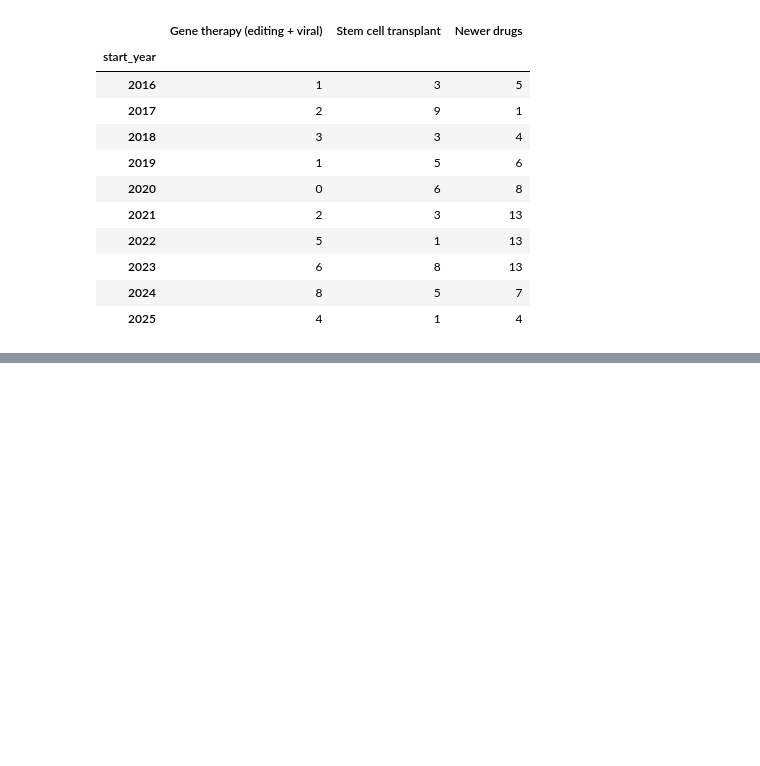
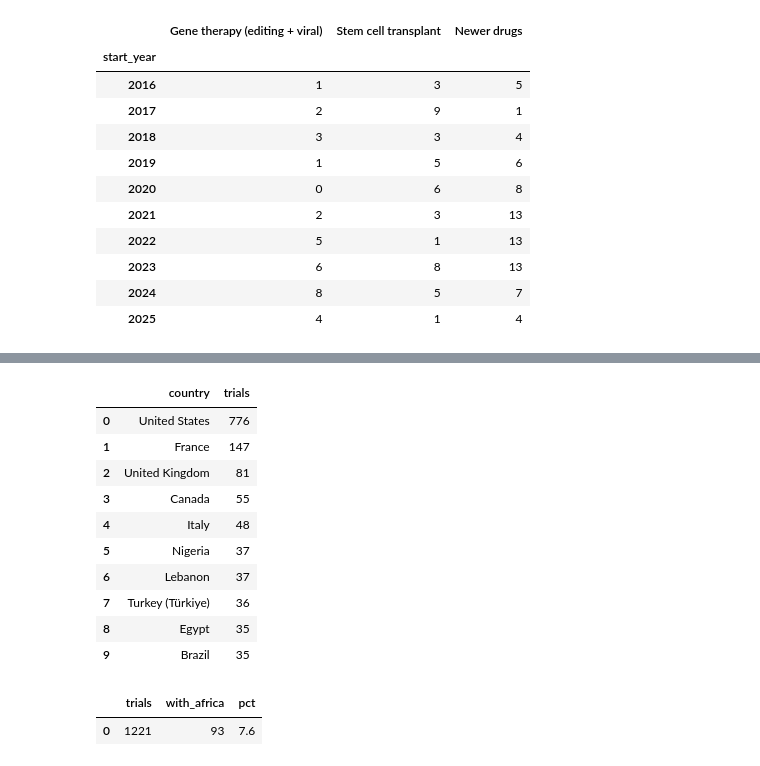
Before and after one commit to Chidera-Obiajunwa/sickle-cell-trial-landscape, a Jupyter notebook: sickle_cell_trials.ipynb, the cells around one changed output, grey strips where cells are left out. Cells and saved outputs as stored; diff of their text form; code cells hidden in the pictures; blank space fills up the shorter version.

```diff
--- a/sickle_cell_trials.ipynb
+++ b/sickle_cell_trials.ipynb
@@ -575,0 +662,33 @@ under-counted because trials are often registered after they start (**reporting
+# %%
+pd.read_sql("""
+SELECT c.country, COUNT (*) As trials
+FROM trial_countries c
+JOIN trials t ON t.nct_id = c.nct_id
+WHERE t.disease != 'Beta-thalassaemia'
+GROUP BY c.country
+ORDER BY trials DESC
+LIMIT 10
+""",conn)
+# %% [output]
+|  | country | trials |
+| 0 | United States | 776 |
+| 1 | France | 147 |
+| 2 | United Kingdom | 81 |
+| 3 | Canada | 55 |
+| 4 | Italy | 48 |
+| 5 | Nigeria | 37 |
+| 6 | Lebanon | 37 |
+| 7 | Turkey (Türkiye) | 36 |
+| 8 | Egypt | 35 |
+| 9 | Brazil | 35 |
+# %%
+pd.read_sql("""
+SELECT COUNT(*) AS trials,
+      SUM(has_africa_site) As with_africa,
+      ROUND(100.0 * AVG(has_africa_site ), 1) AS pct
+FROM trials
+WHERE disease != 'Beta-thalassaemia'
+""",conn)
+# %% [output]
+|  | trials | with_africa | pct |
+| 0 | 1221 | 93 | 7.6 |
```
Also changed, not shown: parts of 17 cells of this notebook.
